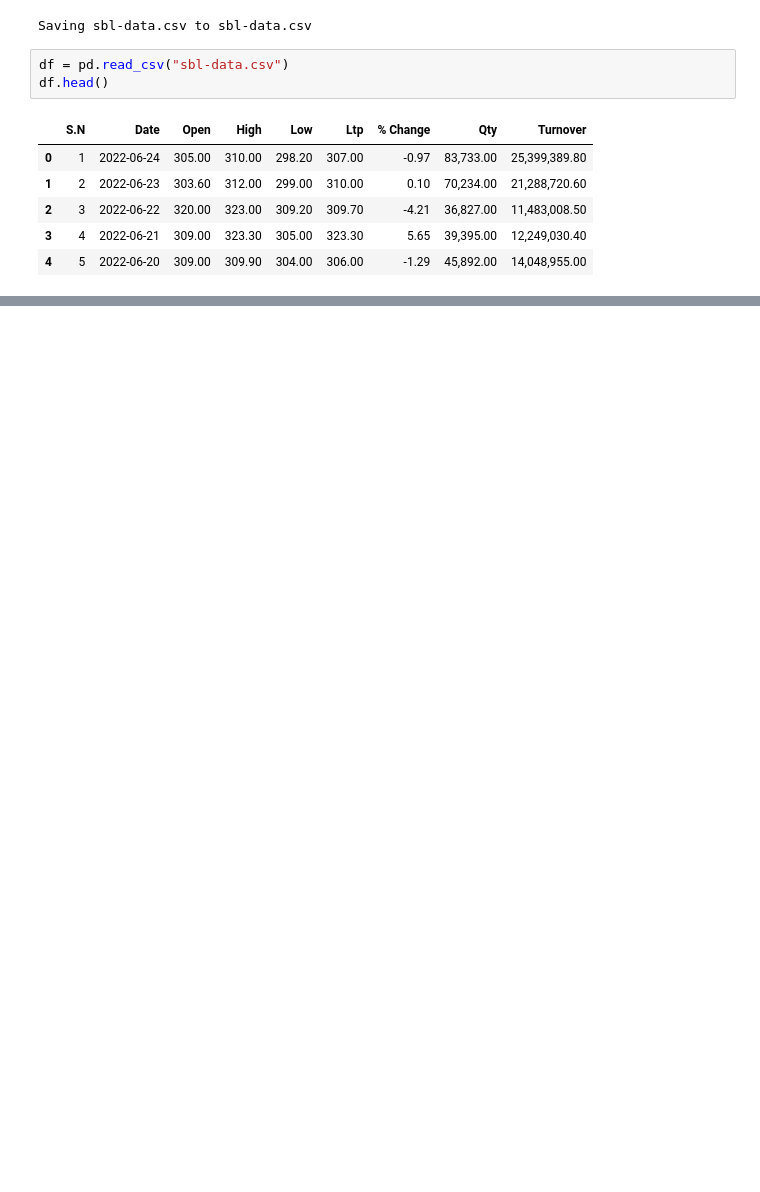
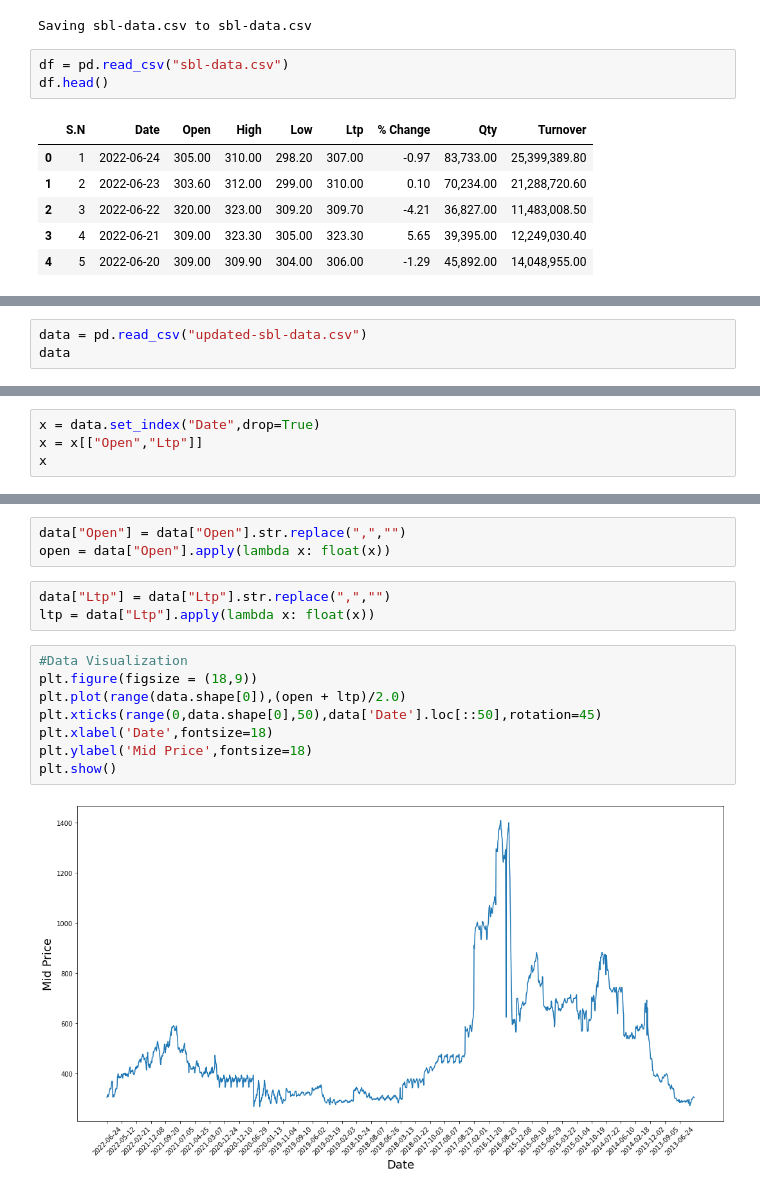
Before and after one commit to kiran-bhandari16/LSTM-Stock-Price-Prediciton, a Jupyter notebook: LSTM_Stock_Price_Prediction.ipynb, the cells around one changed output, grey strips where cells are left out. Cells and saved outputs as stored; diff of their text form; blank space fills up the shorter version.

```diff
--- a/LSTM_Stock_Price_Prediction.ipynb
+++ b/LSTM_Stock_Price_Prediction.ipynb
@@ -33,0 +56,3 @@ df.head()
+# %%
+data = pd.read_csv("updated-sbl-data.csv")
+data
@@ -33,0 +75,4 @@ df.head()
+# %%
+x = data.set_index("Date",drop=True)
+x = x[["Open","Ltp"]]
+x
@@ -33,0 +94,16 @@ df.head()
+# %%
+data["Open"] = data["Open"].str.replace(",","")
+open = data["Open"].apply(lambda x: float(x))
+# %%
+data["Ltp"] = data["Ltp"].str.replace(",","")
+ltp = data["Ltp"].apply(lambda x: float(x))
+# %%
+#Data Visualization
+plt.figure(figsize = (18,9))
+plt.plot(range(data.shape[0]),(open + ltp)/2.0)
+plt.xticks(range(0,data.shape[0],50),data['Date'].loc[::50],rotation=45)
+plt.xlabel('Date',fontsize=18)
+plt.ylabel('Mid Price',fontsize=18)
+plt.show()
+# %% [output]
+[figure, added]
```
Also changed, not shown: parts of 7 cells of this notebook.
